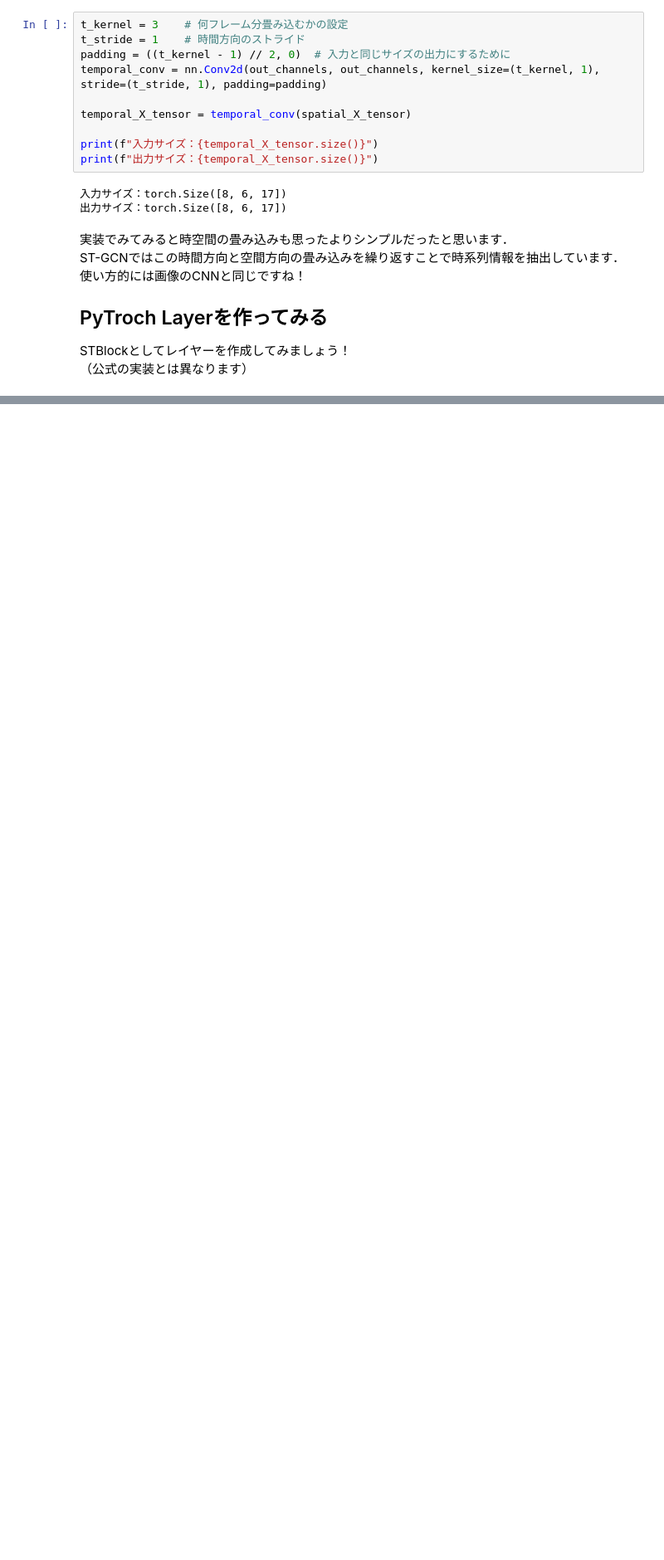
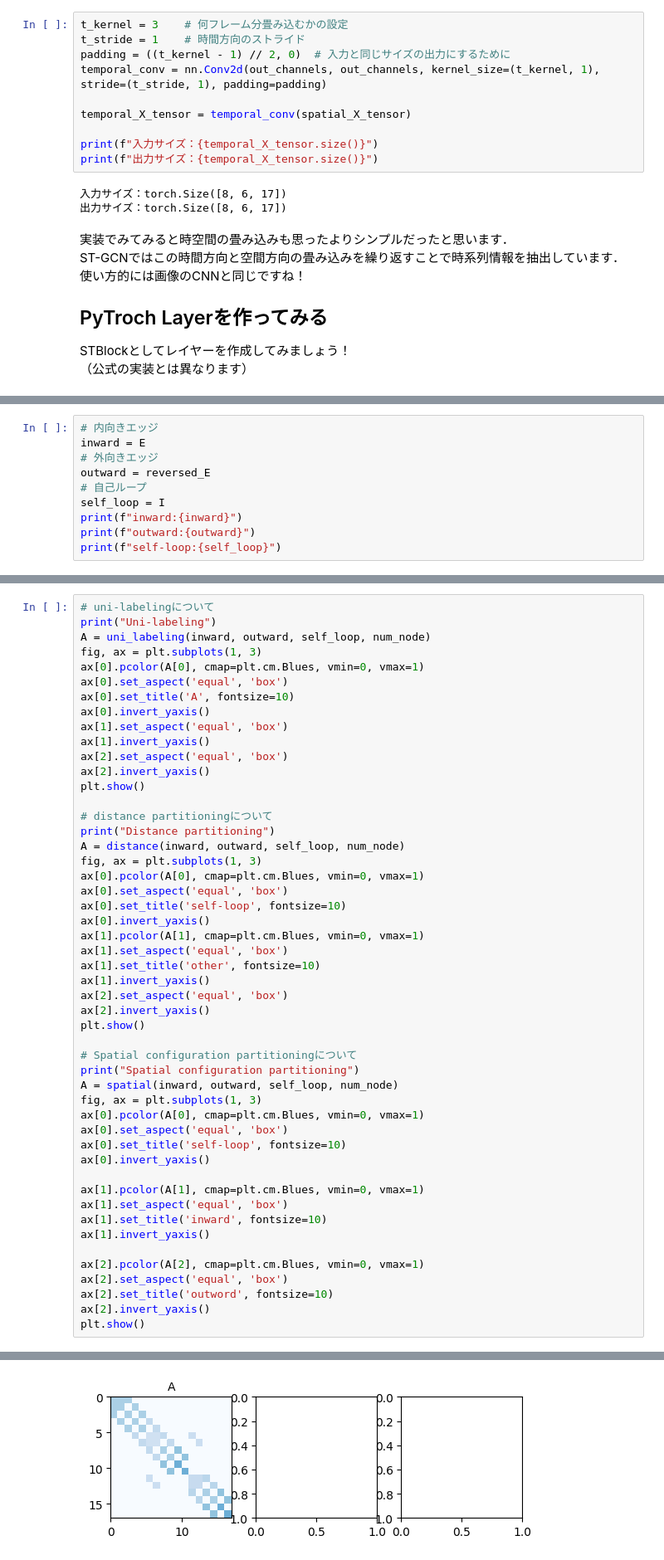
Before and after one commit to NyoRyorN/Graph-Convolutional-Network-Lesson, a Jupyter notebook: ipynb/spatial-temporal-graph-convolutional-network.ipynb, the cells around one changed output, grey strips where cells are left out. Shown: that part at 83% size. Saved outputs shown, nothing was run; the diff lists cells and outputs as text; blank space fills up the shorter version.

```diff
--- a/ipynb/spatial-temporal-graph-convolutional-network.ipynb
+++ b/ipynb/spatial-temporal-graph-convolutional-network.ipynb
@@ -267,0 +319,10 @@ class STBlock(nn.Module):
+# %%
+# 内向きエッジ
+inward = E
+# 外向きエッジ
+outward = reversed_E
+# 自己ループ
+self_loop = I
+print(f"inward:{inward}")
+print(f"outward:{outward}")
+print(f"self-loop:{self_loop}")
@@ -267,0 +377,51 @@ class STBlock(nn.Module):
+# %%
+# uni-labelingについて
+print("Uni-labeling")
+A = uni_labeling(inward, outward, self_loop, num_node)
+fig, ax = plt.subplots(1, 3)
+ax[0].pcolor(A[0], cmap=plt.cm.Blues, vmin=0, vmax=1)
+ax[0].set_aspect('equal', 'box')
+ax[0].set_title('A', fontsize=10)
+ax[0].invert_yaxis()
+ax[1].set_aspect('equal', 'box')
+ax[1].invert_yaxis()
+ax[2].set_aspect('equal', 'box')
+ax[2].invert_yaxis()
+plt.show()
+
+# distance partitioningについて
+print("Distance partitioning")
+A = distance(inward, outward, self_loop, num_node)
+fig, ax = plt.subplots(1, 3)
+ax[0].pcolor(A[0], cmap=plt.cm.Blues, vmin=0, vmax=1)
+ax[0].set_aspect('equal', 'box')
+ax[0].set_title('self-loop', fontsize=10)
+ax[0].invert_yaxis()
+ax[1].pcolor(A[1], cmap=plt.cm.Blues, vmin=0, vmax=1)
+ax[1].set_aspect('equal', 'box')
+ax[1].set_title('other', fontsize=10)
+ax[1].invert_yaxis()
+ax[2].set_aspect('equal', 'box')
+ax[2].invert_yaxis()
+plt.show()
+
+# Spatial configuration partitioningについて
+print("Spatial configuration partitioning")
+A = spatial(inward, outward, self_loop, num_node)
+fig, ax = plt.subplots(1, 3)
+ax[0].pcolor(A[0], cmap=plt.cm.Blues, vmin=0, vmax=1)
+ax[0].set_aspect('equal', 'box')
+ax[0].set_title('self-loop', fontsize=10)
+ax[0].invert_yaxis()
+
+ax[1].pcolor(A[1], cmap=plt.cm.Blues, vmin=0, vmax=1)
+ax[1].set_aspect('equal', 'box')
+ax[1].set_title('inward', fontsize=10)
+ax[1].invert_yaxis()
+
+ax[2].pcolor(A[2], cmap=plt.cm.Blues, vmin=0, vmax=1)
+ax[2].set_aspect('equal', 'box')
+ax[2].set_title('outword', fontsize=10)
+ax[2].invert_yaxis()
+plt.show()
+# %% [output]
@@ -267,0 +429 @@ class STBlock(nn.Module):
+[figure, added]
```
Also changed, not shown: parts of 16 cells of this notebook, 1 other file.
